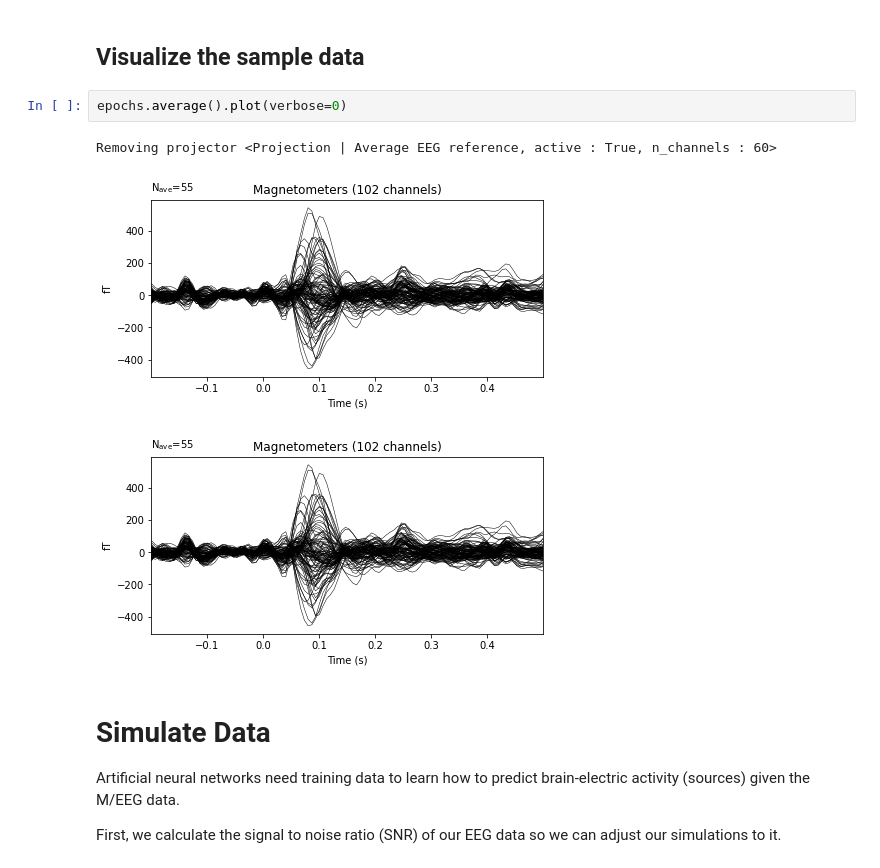
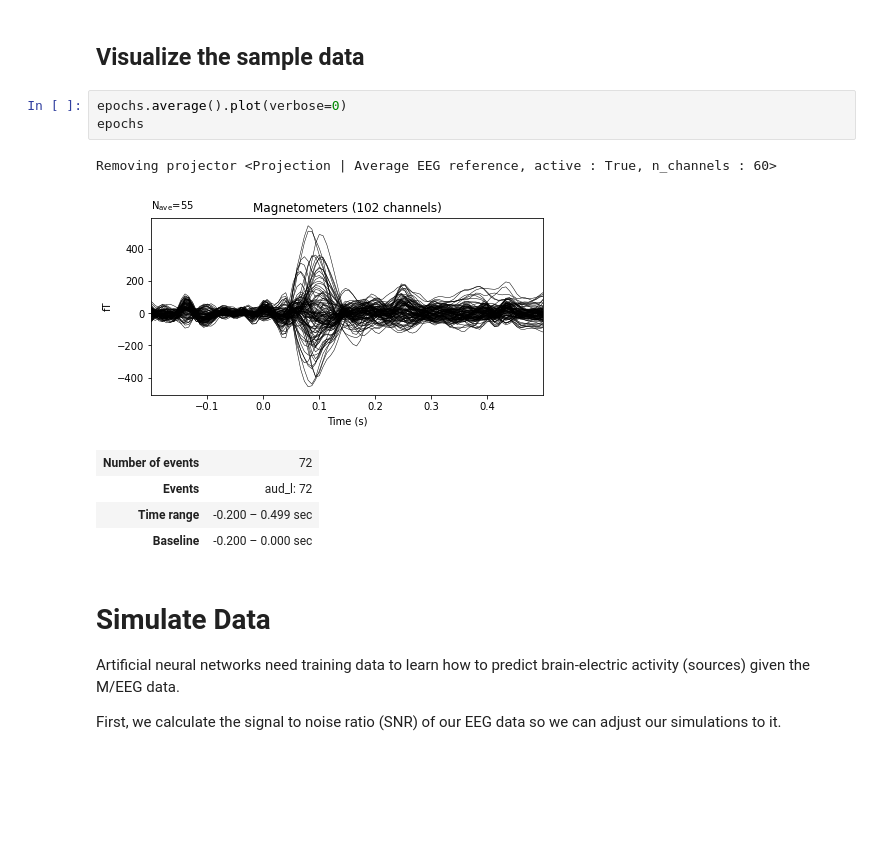
Before and after one commit to LukeTheHecker/esinet, a Jupyter notebook: tutorials/tutorial_2.ipynb, the cells around one changed output. Saved outputs shown, nothing was run; the diff lists cells and outputs as text; blank space fills up the shorter version.

```diff
--- a/tutorials/tutorial_2.ipynb
+++ b/tutorials/tutorial_2.ipynb
@@ -46,10 +46,14 @@ fwd = mne.read_forward_solution(fname_fwd, verbose=0)
 ## Visualize the sample data
 # %%
 epochs.average().plot(verbose=0)
+epochs
 # %% [output]
 Removing projector <Projection | Average EEG reference, active : True, n_channels : 60>
 [figure]
-[figure, removed]
+| Number of events | 72 |
+| Events | aud_l: 72 |
+| Time range | -0.200 – 0.499 sec |
+| Baseline | -0.200 – 0.000 sec |
 # %% [markdown]
 # Simulate Data
 Artificial neural networks need training data to learn how to predict brain-electric activity (sources) given the M/EEG data.
```
Also changed, not shown: parts of 8 cells of this notebook, 2 other files.
